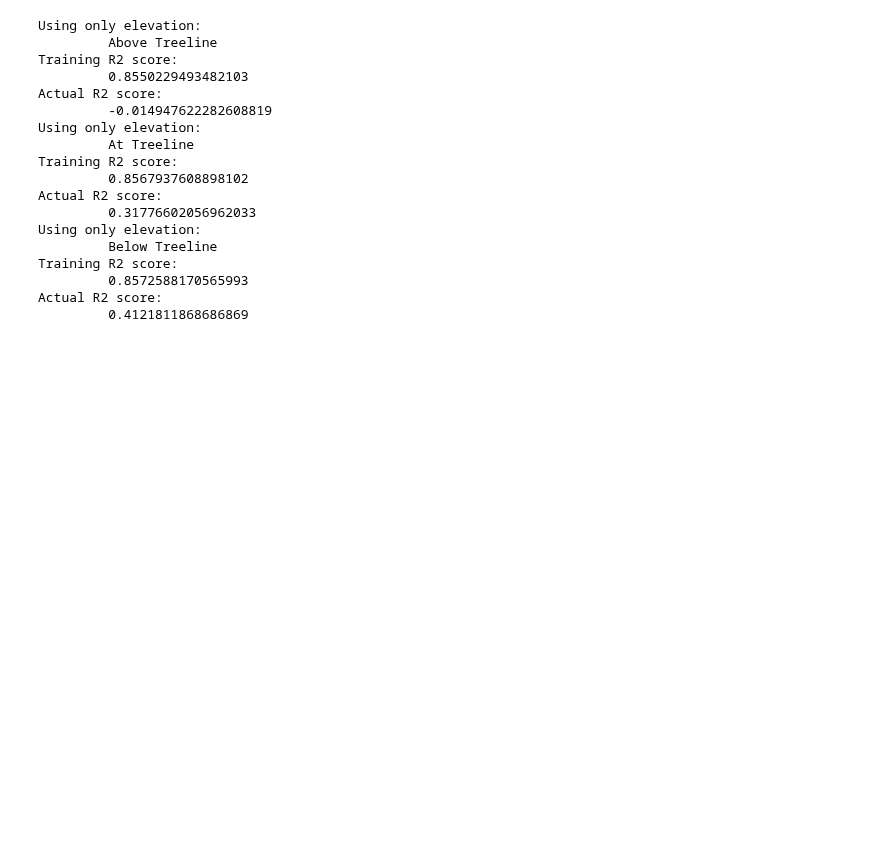
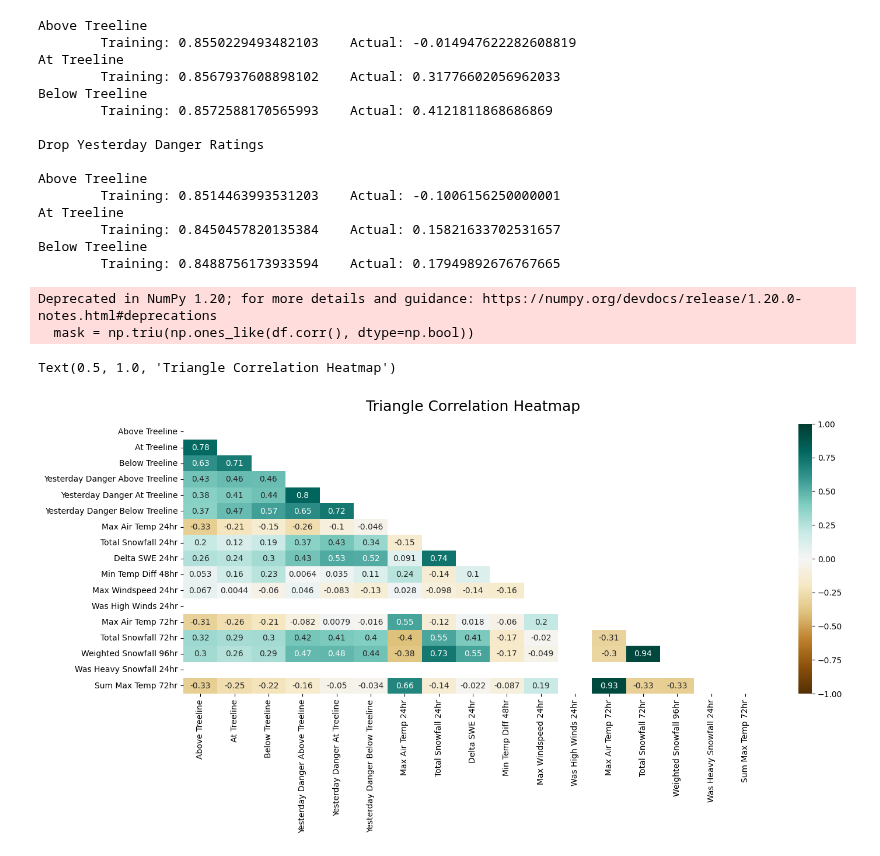
Before and after one commit to itsjpb/470-avalanche-prediction, a Jupyter notebook: jupyter/test_correlation_with_elevation.ipynb, the cells around one changed output. Cells and saved outputs as stored; diff of their text form; code cells hidden in the pictures; blank space fills up the shorter version.

```diff
--- a/jupyter/test_correlation_with_elevation.ipynb
+++ b/jupyter/test_correlation_with_elevation.ipynb
@@ -29,31 +29,55 @@ def try_elevation_score(training_data, elevation):
 
     rf_regressor.fit(x_train, y_train)
 
-    print('Using only elevation:\n\t', elevation)
+    print(elevation)
     y_pred_train = rf_regressor.predict(x_train)
-    print('Training R2 score:\n\t', r2_score(y_train, y_pred_train))
+    y_pred = rf_regressor.predict(x_test)
 
-    y_pred = rf_regressor.predict(x_test)
-    print('Actual R2 score:\n\t', r2_score(y_test, y_pred))
+    print('\tTraining:', r2_score(y_train, y_pred_train), '\tActual:', r2_score(y_test, y_pred))
 
 for elev in elevations:
     try_elevation_score(df, elev)
+
+print('\nDrop Yesterday Danger Ratings\n')
+
+df.drop('Yesterday Danger Above Treeline', axis=1, inplace=True)
+df.drop('Yesterday Danger At Treeline', axis=1, inplace=True)
+df.drop('Yesterday Danger Below Treeline', axis=1, inplace=True)
+
+for elev in elevations:
+    try_elevation_score(df, elev)
 # %% [output]
-Using only elevation:
-         Above Treeline
-Training R2 score:
-         0.8550229493482103
-Actual R2 score:
-         -0.014947622282608819
-Using only elevation:
-         At Treeline
-Training R2 score:
-         0.8567937608898102
-Actual R2 score:
-         0.31776602056962033
-Using only elevation:
-         Below Treeline
-Training R2 score:
-         0.8572588170565993
-Actual R2 score:
-         0.4121811868686869
+Above Treeline
+        Training: 0.8550229493482103    Actual: -0.014947622282608819
+At Treeline
+        Training: 0.8567937608898102    Actual: 0.31776602056962033
+Below Treeline
+        Training: 0.8572588170565993    Actual: 0.4121811868686869
+
+Drop Yesterday Danger Ratings
+
+Above Treeline
+        Training: 0.8514463993531203    Actual: -0.1006156250000001
+At Treeline
+        Training: 0.8450457820135384    Actual: 0.15821633702531657
+Below Treeline
+        Training: 0.8488756173933594    Actual: 0.17949892676767665
+# %%
+df = pd.read_csv('../content/csv/FINALDATASET_EastSlopesNorth.csv')
+df.set_index('Date', inplace=True)
+
+df.drop('Area', inplace=True, axis=1)
+
+import numpy as np
+import seaborn as sns
+import matplotlib.pyplot as plt
+
+plt.figure(figsize=(16,6))
+mask = np.triu(np.ones_like(df.corr(), dtype=np.bool))
+heatmap = sns.heatmap(df.corr(), mask=mask, vmin=-1, vmax=1, annot=True, cmap='BrBG')
+heatmap.set_title('Triangle Correlation Heatmap', fontdict={'fontsize': 18}, pad=16)
+# %% [output]
+Deprecated in NumPy 1.20; for more details and guidance: https://numpy.org/devdocs/release/1.20.0-notes.html#deprecations
+  mask = np.triu(np.ones_like(df.corr(), dtype=np.bool))
+Text(0.5, 1.0, 'Triangle Correlation Heatmap')
+[figure, added]
```
Also changed, not shown: parts of 4 cells of this notebook, 2 other files.
